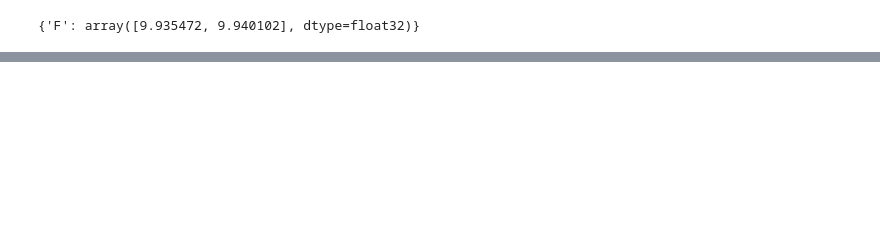
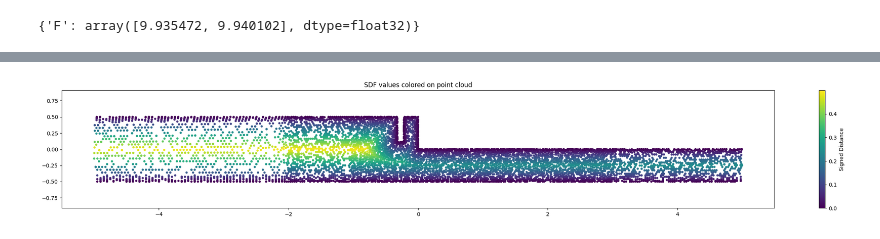
Before and after one commit to battlejacket/upt-tutorial, a Jupyter notebook: ffsRans.ipynb, the cells around one changed output, grey strips where cells are left out. Cells and saved outputs as stored; diff of their text form; code cells hidden in the pictures; blank space fills up the shorter version.

```diff
--- a/ffsRans.ipynb
+++ b/ffsRans.ipynb
@@ -699,0 +730,8 @@ torch.Size([4, 10, 3])
+# %%
+allDesigns = np.array([[600, 0.9, 0.39], [600, 0.36, 0.38], [700, 0.36, 0.38], [800, 0.36, 0.38]])
+import copy
+inference_dataset = copy.deepcopy(test_hr_dataset)
+inference_dataset.setInferenceMode(parameter_sets)
+inference_dataset.customOutputPos = points
+# %%
+a = inference_dataset.__getitem__(0)
@@ -699,0 +755,15 @@ torch.Size([4, 10, 3])
+# %%
+import matplotlib.pyplot as plt
+coord = test_hr_dataset.denormalize_pos(a['input_pos'])
+var = test_hr_dataset.denormalize_sdf(a['input_feat'])
+# var = input_feat
+# coord = input_pos
+# Visualize
+plt.figure(figsize=(30, 4))
+plt.scatter(coord[:, 0], coord[:, 1], c=var, s=10)
+plt.colorbar(label="Signed Distance")
+plt.axis("equal")
+plt.title("SDF values colored on point cloud")
+plt.show()
+# %% [output]
+[figure, added]
```
Also changed, not shown: parts of 8 cells of this notebook, 2 other files.
